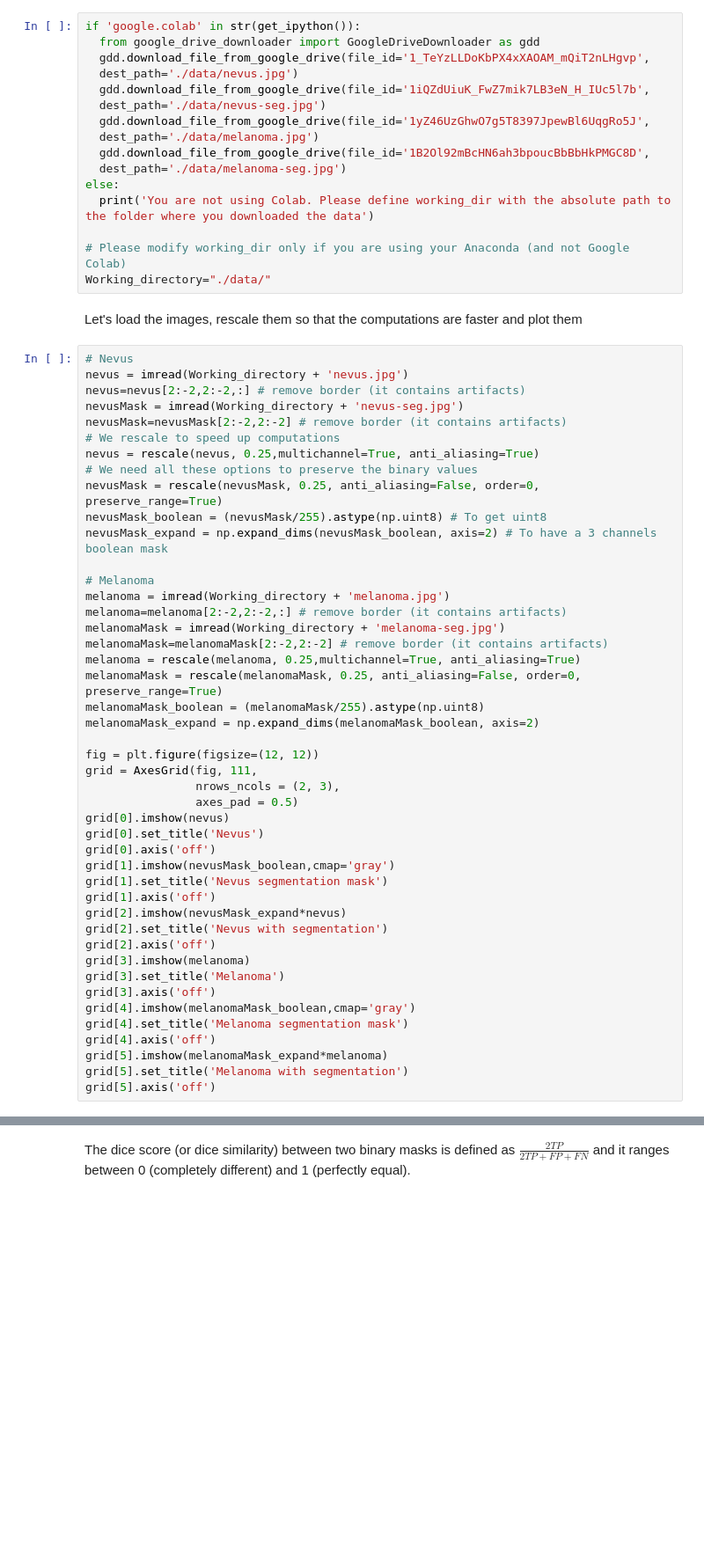
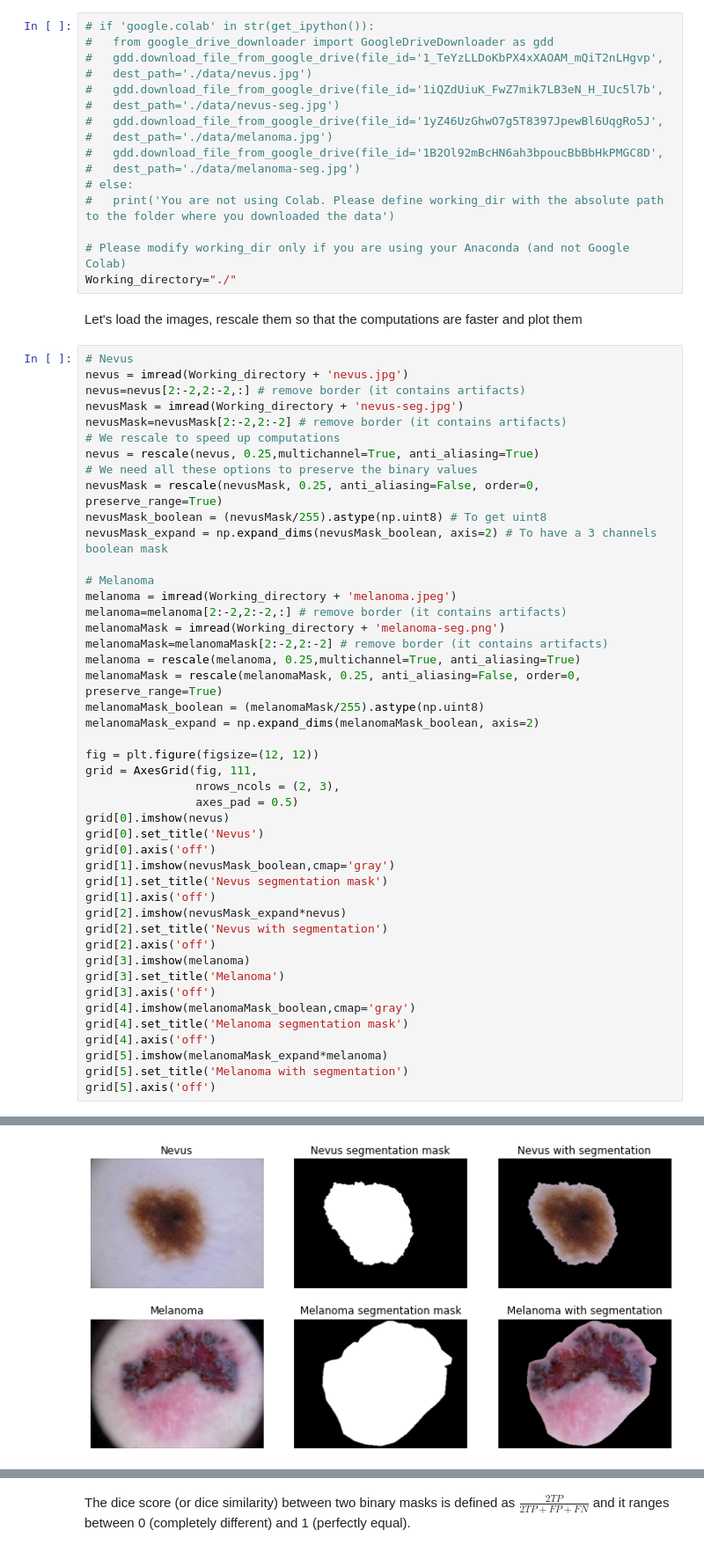
Before and after one commit to Eidantz/Machine-Learning-for-Bioimaging, a Jupyter notebook: TP1 - Unsupervised Learning/TP_Unsupervised_2_DermoSegmentation.ipynb, the cells around one changed output, grey strips where cells are left out. Shown at 88% size. Drawn from its saved outputs; the diff is of its cells as text; blank space fills up the shorter version.

Commit message:
fix data loading

```diff
--- a/TP1 - Unsupervised Learning/TP_Unsupervised_2_DermoSegmentation.ipynb
+++ b/TP1 - Unsupervised Learning/TP_Unsupervised_2_DermoSegmentation.ipynb
@@ -27,21 +27,21 @@ from skimage.measure import find_contours
 # %% [markdown]
 Let's load the data
 # %%
-if 'google.colab' in str(get_ipython()):
-  from google_drive_downloader import GoogleDriveDownloader as gdd
-  gdd.download_file_from_google_drive(file_id='1_TeYzLLDoKbPX4xXAOAM_mQiT2nLHgvp',
-  dest_path='./data/nevus.jpg')
-  gdd.download_file_from_google_drive(file_id='1iQZdUiuK_FwZ7mik7LB3eN_H_IUc5l7b',
-  dest_path='./data/nevus-seg.jpg')
-  gdd.download_file_from_google_drive(file_id='1yZ46UzGhwO7g5T8397JpewBl6UqgRo5J',
-  dest_path='./data/melanoma.jpg')
-  gdd.download_file_from_google_drive(file_id='1B2Ol92mBcHN6ah3bpoucBbBbHkPMGC8D',
-  dest_path='./data/melanoma-seg.jpg')
-else:
-  print('You are not using Colab. Please define working_dir with the absolute path to the folder where you downloaded the data')
+# if 'google.colab' in str(get_ipython()):
+#   from google_drive_downloader import GoogleDriveDownloader as gdd
+#   gdd.download_file_from_google_drive(file_id='1_TeYzLLDoKbPX4xXAOAM_mQiT2nLHgvp',
+#   dest_path='./data/nevus.jpg')
+#   gdd.download_file_from_google_drive(file_id='1iQZdUiuK_FwZ7mik7LB3eN_H_IUc5l7b',
+#   dest_path='./data/nevus-seg.jpg')
+#   gdd.download_file_from_google_drive(file_id='1yZ46UzGhwO7g5T8397JpewBl6UqgRo5J',
+#   dest_path='./data/melanoma.jpg')
+#   gdd.download_file_from_google_drive(file_id='1B2Ol92mBcHN6ah3bpoucBbBbHkPMGC8D',
+#   dest_path='./data/melanoma-seg.jpg')
+# else:
+#   print('You are not using Colab. Please define working_dir with the absolute path to the folder where you downloaded the data')
 
 # Please modify working_dir only if you are using your Anaconda (and not Google Colab)
-Working_directory="./data/"
+Working_directory="./"
 # %% [markdown]
 Let's load the images, rescale them so that the computations are faster and plot them
 # %%
@@ -58,9 +58,9 @@ nevusMask_boolean = (nevusMask/255).astype(np.uint8) # To get uint8
 nevusMask_expand = np.expand_dims(nevusMask_boolean, axis=2) # To have a 3 channels boolean mask
 
 # Melanoma
-melanoma = imread(Working_directory + 'melanoma.jpg')
+melanoma = imread(Working_directory + 'melanoma.jpeg')
 melanoma=melanoma[2:-2,2:-2,:] # remove border (it contains artifacts)
-melanomaMask = imread(Working_directory + 'melanoma-seg.jpg')
+melanomaMask = imread(Working_directory + 'melanoma-seg.png')
 melanomaMask=melanomaMask[2:-2,2:-2] # remove border (it contains artifacts)
 melanoma = rescale(melanoma, 0.25,multichannel=True, anti_aliasing=True)
 melanomaMask = rescale(melanomaMask, 0.25, anti_aliasing=False, order=0,  preserve_range=True)
@@ -89,3 +89,4 @@ grid[4].axis('off')
 grid[5].imshow(melanomaMask_expand*melanoma)
 grid[5].set_title('Melanoma with segmentation')
 grid[5].axis('off')
+# %% [output]
@@ -92,3 +94,4 @@ grid[5].axis('off')
+[figure, added]
 # %% [markdown]
 **Questions**
 
```
Also changed, not shown: parts of 1 cell of this notebook.
